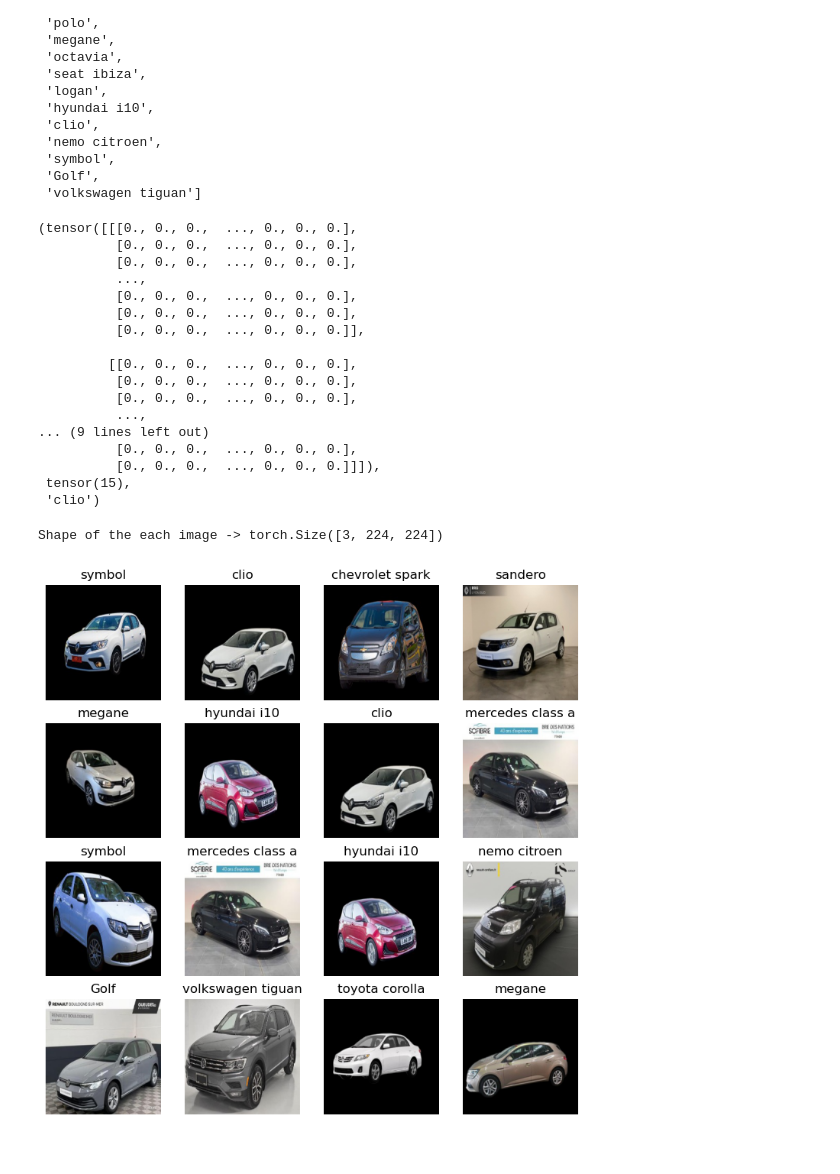
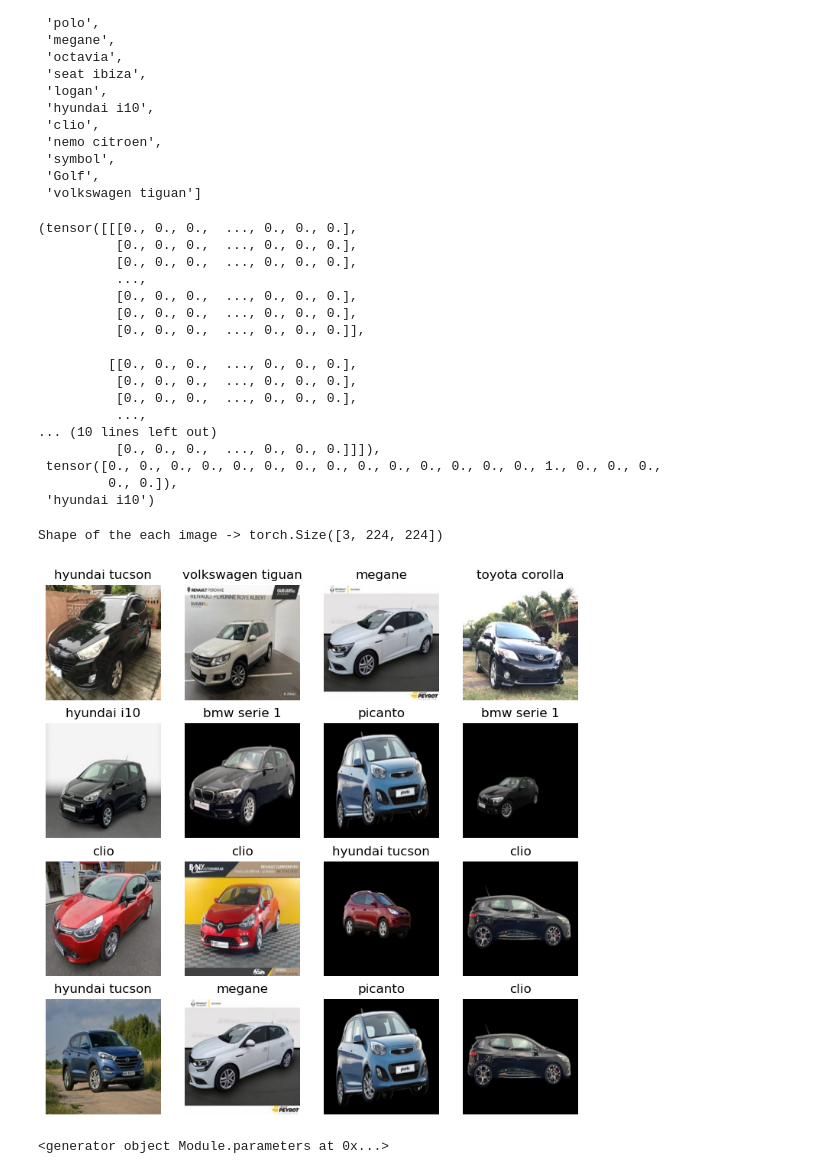
Before and after one commit to Data4i/CarClassification, a Jupyter notebook: carsClassification.ipynb, the cells around one changed output. Saved outputs shown, nothing was run; the diff lists cells and outputs as text; code cells hidden in the pictures.

```diff
--- a/carsClassification.ipynb
+++ b/carsClassification.ipynb
@@ -11,7 +12,2 @@ from utilities.training import fit
 # %%
 ds = CustomDataset(root_dir=PATH, transforms=transforms)
-# %%
-TRAIN_SIZE = int(0.8 * len(ds))
-VALID_SIZE= len(ds) - TRAIN_SIZE
-
-train_ds, test_ds = random_split(ds, [TRAIN_SIZE, VALID_SIZE])
@@ -18,3 +18,5 @@ train_ds, test_ds = random_split(ds, [TRAIN_SIZE, VALID_SIZE])
+# %%
+train_ds, valid_ds, test_ds  = random_split(ds, [TRAIN_SIZE, VALID_SIZE, TEST_SIZE])
 # %%
 len(train_ds), len(test_ds)
 # %% [output]
@@ -49,7 +52,7 @@ class_names
  'Golf',
  'volkswagen tiguan']
 # %%
-train_image_batch[2], train_image_label[2], class_names[train_image_label[2]]
+train_image_batch[2], train_image_label[2], class_names[train_image_label[2].argmax()]
 # %% [output]
 (tensor([[[0., 0., 0.,  ..., 0., 0., 0.],
           [0., 0., 0.,  ..., 0., 0., 0.],
@@ -63,11 +66,11 @@ train_image_batch[2], train_image_label[2], class_names[train_image_label[2]]
           [0., 0., 0.,  ..., 0., 0., 0.],
           [0., 0., 0.,  ..., 0., 0., 0.],
           ...,
-... (9 lines left out)
-          [0., 0., 0.,  ..., 0., 0., 0.],
+... (10 lines left out)
           [0., 0., 0.,  ..., 0., 0., 0.]]]),
- tensor(15),
- 'clio')
+ tensor([0., 0., 0., 0., 0., 0., 0., 0., 0., 0., 0., 0., 0., 0., 1., 0., 0., 0.,
+         0., 0.]),
+ 'hyundai i10')
 # %%
 print(f'Shape of the each image -> {train_image_batch[0].shape}')
 # %% [output]
@@ -75,14 +78,14 @@ Shape of the each image -> torch.Size([3, 224, 224])
 # %%
 fig = plt.figure(figsize = (9,9))
 
 
 for i in range(1, ROWS*COLS+1):
     random_idx = torch.randint(0, len(train_image_batch), size = [1]).item()
     img_data, label = train_image_batch[random_idx], train_image_label[random_idx]
     img = np.transpose(img_data.squeeze(), (1,2,0))
     fig.add_subplot(ROWS, COLS, i)
     plt.imshow(img)
-    plt.title(class_names[label])
+    plt.title(class_names[label.argmax()])
     plt.axis('Off')
 # %% [output]
-[figure, old version]
+[figure, new version]
@@ -88,0 +94,4 @@ for i in range(1, ROWS*COLS+1):
+# %%
+model_0.parameters()
+# %% [output]
+<generator object Module.parameters at 0x...>
```
Also changed, not shown: parts of 8 cells of this notebook, 5 other files.
